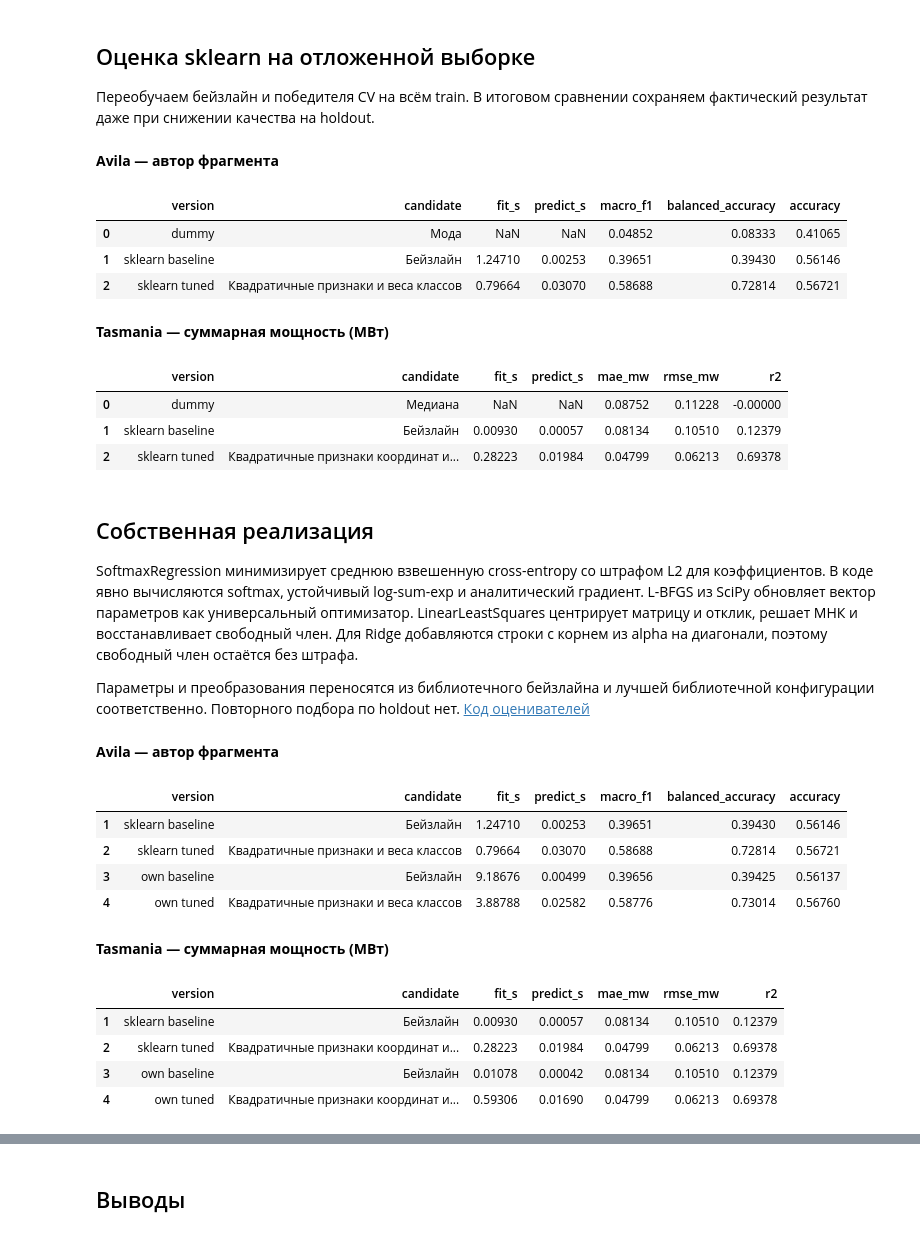
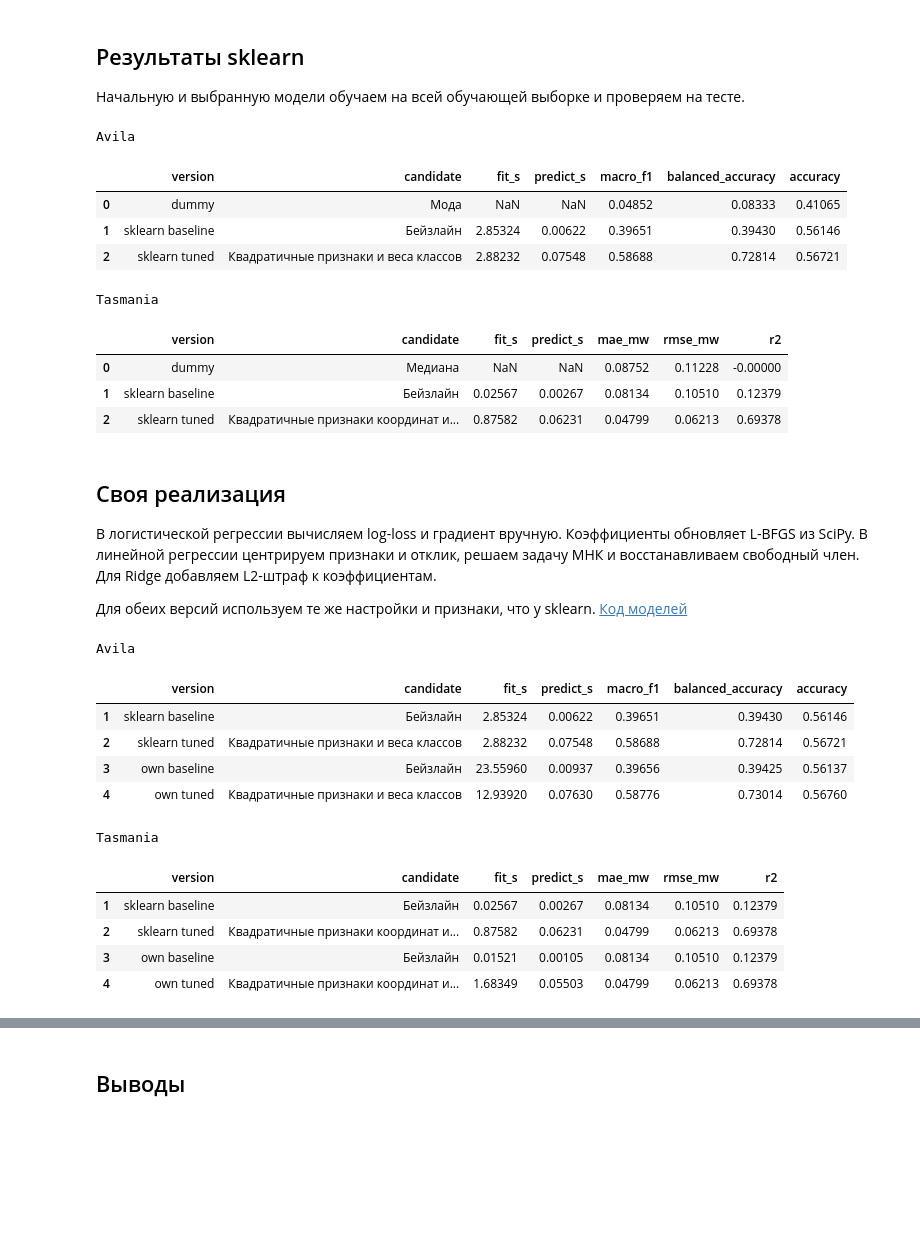
Before and after one commit to khnychenkoav/mai-ai-frameworks-labs, a Jupyter notebook: 02_regression.ipynb, the cells around one changed output, grey strips where cells are left out. Cells and saved outputs as stored; diff of their text form; code cells hidden in the pictures; blank space fills up the shorter version.

```diff
--- a/02_regression.ipynb
+++ b/02_regression.ipynb
@@ -64,7 +58,7 @@ plot_training(tasks)
 # %%
-# Проверяем гипотезы на трёх внутренних фолдах и фиксируем победителей.
+# Проверка параметров на трех фолдах.
 selections = select_candidates(LAB, tasks)
 for task in tasks:
-    display(Markdown(f"**{task.title} · {primary_metric(task)}**"))
+    print(f"{task.title} ({primary_metric(task)})")
     display(selections[task.key][2].round(5))
 # %% [output]
@@ -83,52 +77,52 @@ for task in tasks:
 | 3 | Квадратичные признаки координат и... | polynomial | {"alpha": 10.0} | 0.04935 | 0.00076 | 0.04861 | 0.05012 | 0.04932 | True |
 | 4 | Квадратичные признаки геометрии и... | geometry_polynomial | {"alpha": 10.0} | 0.05170 | 0.00083 | 0.05105 | 0.05264 | 0.05142 | False |
 # %% [markdown]
-## Оценка sklearn на отложенной выборке
+## Результаты sklearn
 
-Переобучаем бейзлайн и победителя CV на всём train. В итоговом сравнении сохраняем фактический результат даже при снижении качества на holdout.
+Начальную и выбранную модели обучаем на всей обучающей выборке и проверяем на тесте.
 # %%
-# Получаем holdout-метрики и сохраняем прогнозы для анализа ошибок.
+# Обучение моделей и замер метрик на тесте.
 results = evaluate_holdout(LAB, tasks, selections)
 for task in tasks:
     table, _ = results[task.key]
     base = table.loc[table["version"].isin(["dummy", "sklearn baseline", "sklearn tuned"])]
-    display(Markdown(f"**{task.title}**"))
+    print(task.title)
     display(base.dropna(axis=1, how="all").drop(columns=["lab", "task", "algorithm"]).round(5))
 # %% [output]
-**Avila — автор фрагмента**
+Avila
 |  | version | candidate | fit_s | predict_s | macro_f1 | balanced_accuracy | accuracy |
 | 0 | dummy | Мода | NaN | NaN | 0.04852 | 0.08333 | 0.41065 |
-| 1 | sklearn baseline | Бейзлайн | 1.24710 | 0.00253 | 0.39651 | 0.39430 | 0.56146 |
-| 2 | sklearn tuned | Квадратичные признаки и веса классов | 0.79664 | 0.03070 | 0.58688 | 0.72814 | 0.56721 |
+| 1 | sklearn baseline | Бейзлайн | 2.85324 | 0.00622 | 0.39651 | 0.39430 | 0.56146 |
+| 2 | sklearn tuned | Квадратичные признаки и веса классов | 2.88232 | 0.07548 | 0.58688 | 0.72814 | 0.56721 |
-**Tasmania — суммарная мощность (МВт)**
+Tasmania
 |  | version | candidate | fit_s | predict_s | mae_mw | rmse_mw | r2 |
 | 0 | dummy | Медиана | NaN | NaN | 0.08752 | 0.11228 | -0.00000 |
-| 1 | sklearn baseline | Бейзлайн | 0.00930 | 0.00057 | 0.08134 | 0.10510 | 0.12379 |
-| 2 | sklearn tuned | Квадратичные признаки координат и... | 0.28223 | 0.01984 | 0.04799 | 0.06213 | 0.69378 |
+| 1 | sklearn baseline | Бейзлайн | 0.02567 | 0.00267 | 0.08134 | 0.10510 | 0.12379 |
+| 2 | sklearn tuned | Квадратичные признаки координат и... | 0.87582 | 0.06231 | 0.04799 | 0.06213 | 0.69378 |
 # %% [markdown]
-## Собственная реализация
+## Своя реализация
 
-SoftmaxRegression минимизирует среднюю взвешенную cross-entropy со штрафом L2 для коэффициентов. В коде явно вычисляются softmax, устойчивый log-sum-exp и аналитический градиент. L-BFGS из SciPy обновляет вектор параметров как универсальный оптимизатор. LinearLeastSquares центрирует матрицу и отклик, решает МНК и восстанавливает свободный член. Для Ridge добавляются строки с корнем из alpha на диагонали, поэтому свободный член остаётся без штрафа.
+В логистической регрессии вычисляем log-loss и градиент вручную. Коэффициенты обновляет L-BFGS из SciPy. В линейной регрессии центрируем признаки и отклик, решаем задачу МНК и восстанавливаем свободный член. Для Ridge добавляем L2-штраф к коэффициентам.
 
-Параметры и преобразования переносятся из библиотечного бейзлайна и лучшей библиотечной конфигурации соответственно. Повторного подбора по holdout нет. [Код оценивателей](labkit/models.py)
+Для обеих версий используем те же настройки и признаки, что у sklearn. [Код моделей](labkit/models.py)
 # %%
-# Сопоставляем две собственные версии с эквивалентными конфигурациями sklearn.
+# Метрики sklearn и собственных моделей.
 for task in tasks:
     table, _ = results[task.key]
     models = table.loc[table["version"] != "dummy"]
-    display(Markdown(f"**{task.title}**"))
+    print(task.title)
     display(models.dropna(axis=1, how="all").drop(columns=["lab", "task", "algorithm"]).round(5))
 # %% [output]
-**Avila — автор фрагмента**
+Avila
 |  | version | candidate | fit_s | predict_s | macro_f1 | balanced_accuracy | accuracy |
-| 1 | sklearn baseline | Бейзлайн | 1.24710 | 0.00253 | 0.39651 | 0.39430 | 0.56146 |
-| 2 | sklearn tuned | Квадратичные признаки и веса классов | 0.79664 | 0.03070 | 0.58688 | 0.72814 | 0.56721 |
-| 3 | own baseline | Бейзлайн | 9.18676 | 0.00499 | 0.39656 | 0.39425 | 0.56137 |
-| 4 | own tuned | Квадратичные признаки и веса классов | 3.88788 | 0.02582 | 0.58776 | 0.73014 | 0.56760 |
+| 1 | sklearn baseline | Бейзлайн | 2.85324 | 0.00622 | 0.39651 | 0.39430 | 0.56146 |
+| 2 | sklearn tuned | Квадратичные признаки и веса классов | 2.88232 | 0.07548 | 0.58688 | 0.72814 | 0.56721 |
+| 3 | own baseline | Бейзлайн | 23.55960 | 0.00937 | 0.39656 | 0.39425 | 0.56137 |
+| 4 | own tuned | Квадратичные признаки и веса классов | 12.93920 | 0.07630 | 0.58776 | 0.73014 | 0.56760 |
-**Tasmania — суммарная мощность (МВт)**
+Tasmania
 |  | version | candidate | fit_s | predict_s | mae_mw | rmse_mw | r2 |
-| 1 | sklearn baseline | Бейзлайн | 0.00930 | 0.00057 | 0.08134 | 0.10510 | 0.12379 |
-| 2 | sklearn tuned | Квадратичные признаки координат и... | 0.28223 | 0.01984 | 0.04799 | 0.06213 | 0.69378 |
-| 3 | own baseline | Бейзлайн | 0.01078 | 0.00042 | 0.08134 | 0.10510 | 0.12379 |
-| 4 | own tuned | Квадратичные признаки координат и... | 0.59306 | 0.01690 | 0.04799 | 0.06213 | 0.69378 |
+| 1 | sklearn baseline | Бейзлайн | 0.02567 | 0.00267 | 0.08134 | 0.10510 | 0.12379 |
+| 2 | sklearn tuned | Квадратичные признаки координат и... | 0.87582 | 0.06231 | 0.04799 | 0.06213 | 0.69378 |
+| 3 | own baseline | Бейзлайн | 0.01521 | 0.00105 | 0.08134 | 0.10510 | 0.12379 |
+| 4 | own tuned | Квадратичные признаки координат и... | 1.68349 | 0.05503 | 0.04799 | 0.06213 | 0.69378 |
 # %% [markdown]
```
Also changed, not shown: parts of 11 cells of this notebook, 12 other files.
